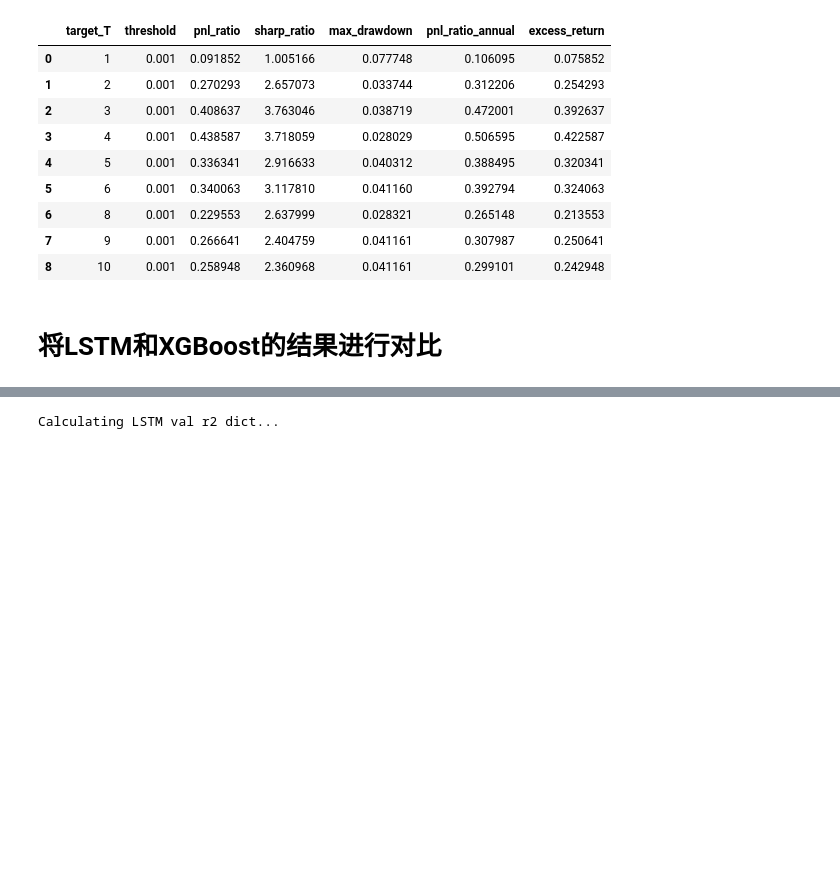
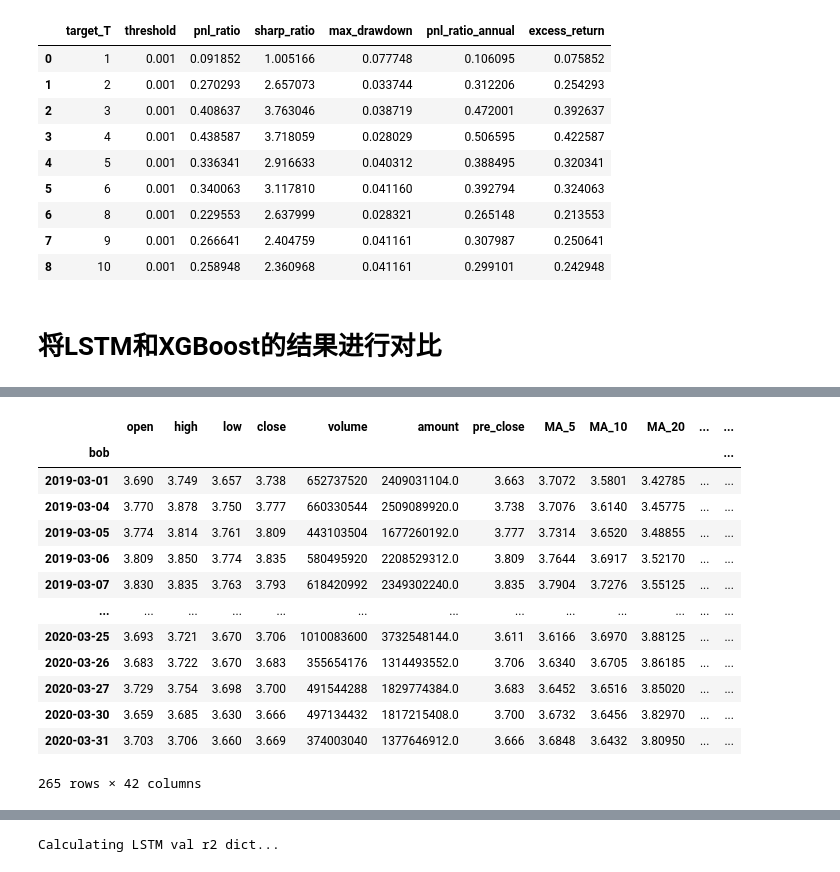
Before and after one commit to Monsoon007/LSTM-XGBOOST, a Jupyter notebook: results/result_analysis.ipynb, the cells around one changed output, grey strips where cells are left out. Cells and saved outputs as stored; diff of their text form; code cells hidden in the pictures; blank space fills up the shorter version.

```diff
--- a/results/result_analysis.ipynb
+++ b/results/result_analysis.ipynb
@@ -1246,0 +1341,21 @@ xgb_backtest_results.to_excel('strategy/xgb_backtest_results.xlsx')
+# %%
+# 计算预测准确率
+from data.get_data import get_common_data
+
+data = get_common_data('SHSE.510300', '2019-03-01', '2020-03-31', 3)
+data
+# %% [output]
+|  | open | high | low | close | volume | amount | pre_close | MA_5 | MA_10 | MA_20 | ... | ... |
+| bob |  |  |  |  |  |  |  |  |  |  |  | ... |
+| 2019-03-01 | 3.690 | 3.749 | 3.657 | 3.738 | 652737520 | 2409031104.0 | 3.663 | 3.7072 | 3.5801 | 3.42785 | ... | ... |
+| 2019-03-04 | 3.770 | 3.878 | 3.750 | 3.777 | 660330544 | 2509089920.0 | 3.738 | 3.7076 | 3.6140 | 3.45775 | ... | ... |
+| 2019-03-05 | 3.774 | 3.814 | 3.761 | 3.809 | 443103504 | 1677260192.0 | 3.777 | 3.7314 | 3.6520 | 3.48855 | ... | ... |
+| 2019-03-06 | 3.809 | 3.850 | 3.774 | 3.835 | 580495920 | 2208529312.0 | 3.809 | 3.7644 | 3.6917 | 3.52170 | ... | ... |
+| 2019-03-07 | 3.830 | 3.835 | 3.763 | 3.793 | 618420992 | 2349302240.0 | 3.835 | 3.7904 | 3.7276 | 3.55125 | ... | ... |
+| ... | ... | ... | ... | ... | ... | ... | ... | ... | ... | ... | ... | ... |
+| 2020-03-25 | 3.693 | 3.721 | 3.670 | 3.706 | 1010083600 | 3732548144.0 | 3.611 | 3.6166 | 3.6970 | 3.88125 | ... | ... |
+| 2020-03-26 | 3.683 | 3.722 | 3.670 | 3.683 | 355654176 | 1314493552.0 | 3.706 | 3.6340 | 3.6705 | 3.86185 | ... | ... |
+| 2020-03-27 | 3.729 | 3.754 | 3.698 | 3.700 | 491544288 | 1829774384.0 | 3.683 | 3.6452 | 3.6516 | 3.85020 | ... | ... |
+| 2020-03-30 | 3.659 | 3.685 | 3.630 | 3.666 | 497134432 | 1817215408.0 | 3.700 | 3.6732 | 3.6456 | 3.82970 | ... | ... |
+| 2020-03-31 | 3.703 | 3.706 | 3.660 | 3.669 | 374003040 | 1377646912.0 | 3.666 | 3.6848 | 3.6432 | 3.80950 | ... | ... |
+265 rows × 42 columns
```
Also changed, not shown: parts of 22 cells of this notebook, 38 other files.
